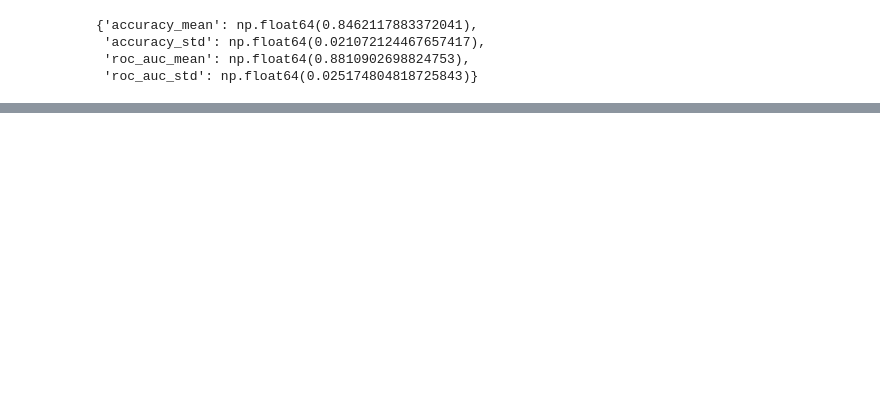
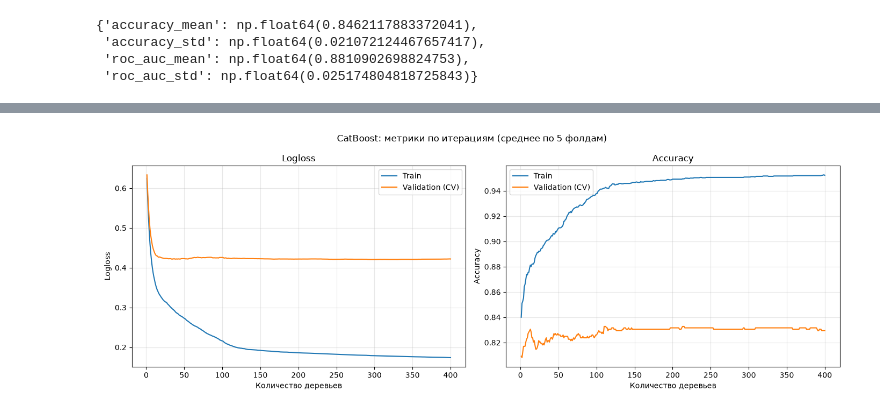
Before and after one commit to Red13REd/Titanic, a Jupyter notebook: modeling.ipynb, the cells around one changed output, grey strips where cells are left out. Cells and saved outputs as stored; diff of their text form; code cells hidden in the pictures; blank space fills up the shorter version.

Commit message:
Document CatBoost and LightGBM modeling experiments

```diff
--- a/modeling.ipynb
+++ b/modeling.ipynb
@@ -770,0 +493,17 @@ rf_best_result
+# %%
+pool = Pool(X, y, cat_features=cat_features)
+catboost_baseline_params = {
+    "loss_function": "Logloss",
+    "custom_metric": ["Accuracy", "AUC"],
+    "random_seed": 42,
+    "verbose": False,
+    "allow_writing_files": False,
+}
+catboost_baseline_cv = cv(
+    pool=pool,
+    params=catboost_baseline_params,
+    folds=get_cv(),
+)
+catboost_baseline_cv.iloc[-1][
+    ["test-Accuracy-mean", "test-Accuracy-std", "test-AUC-mean"]
+]
@@ -770,0 +582,25 @@ rf_best_result
+# %%
+fig, axes = plt.subplots(1, 2, figsize=(14, 5), sharex=True)
+
+for ax, metric in zip(axes, ["Logloss", "Accuracy"]):
+    ax.plot(
+        tuned_cv_results["iterations"] + 1,
+        tuned_cv_results[f"train-{metric}-mean"],
+        label="Train",
+        color="tab:blue",
+    )
+    ax.plot(
+        tuned_cv_results["iterations"] + 1,
+        tuned_cv_results[f"test-{metric}-mean"],
+        label="Validation (CV)",
+        color="tab:orange",
+    )
+    ax.set(title=metric, xlabel="Количество деревьев", ylabel=metric)
+    ax.grid(alpha=0.3)
+    ax.legend()
+
+fig.suptitle("CatBoost: метрики по итерациям (среднее по 5 фолдам)")
+fig.tight_layout()
+plt.show()
+# %% [output]
+[figure, added]
```
Also changed, not shown: parts of 74 cells of this notebook, 2 other files.
